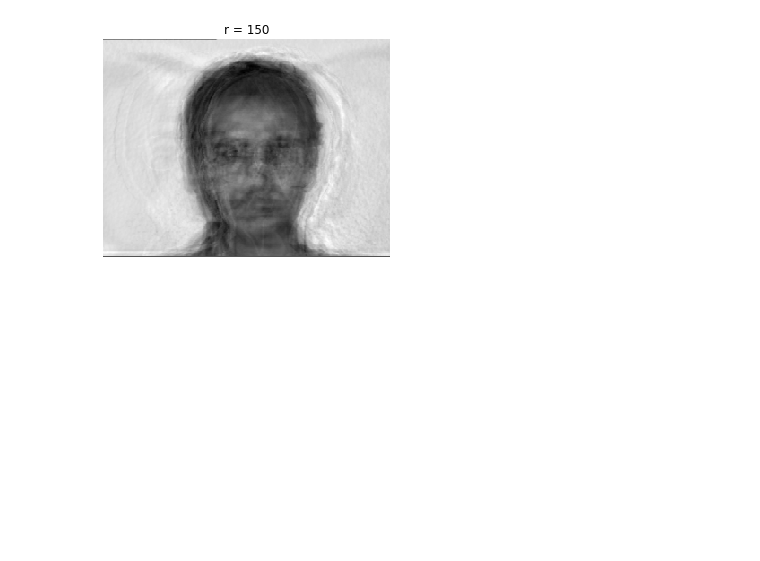
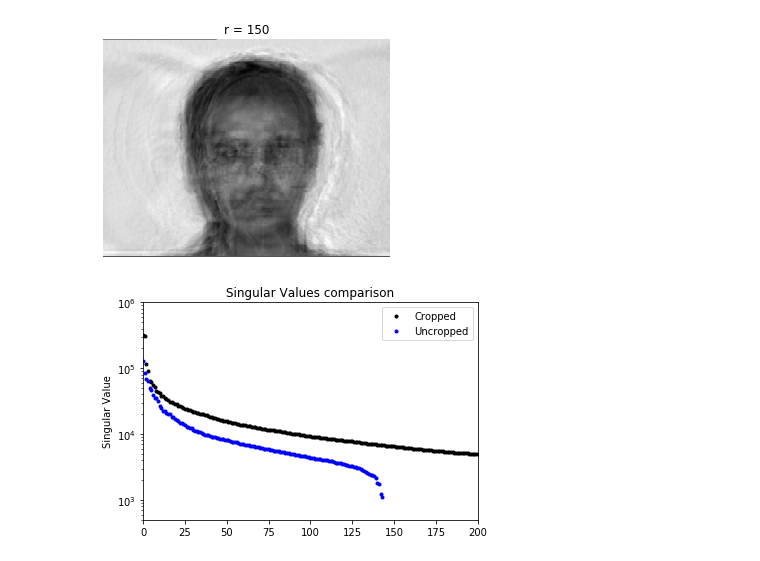
Before and after one commit to aoshumway/AMATH584, a Jupyter notebook: HW02.ipynb, the cells around one changed output. Cells and saved outputs as stored; diff of their text form; code cells hidden in the pictures; blank space fills up the shorter version.

```diff
--- a/HW02.ipynb
+++ b/HW02.ipynb
@@ -135,3 +135,18 @@ for r in [10,20,40,80,150]: #number of cols of U (eigenfaces) used to reconstruc
 [figure]
 [figure]
 [figure]
+# %%
+#Plot singular value spectrum for cropped & uncropped data
+#   Note: Plot zoomed in to show differences.
+#         Several "uncropped" singular values are below of plot limits, very near to zero.
+plt.plot(range(len(S)),S,'k.',label='Cropped')
+plt.plot(range(len(S2)),S2,'b.',label='Uncropped')
+plt.title('Singular Values comparison')
+plt.ylabel('Singular Value')
+plt.xlim(0,200)
+plt.ylim(500,10**6)
+plt.yscale('log')
+plt.legend()
+plt.show()
+# %% [output]
+[figure, added]
```
